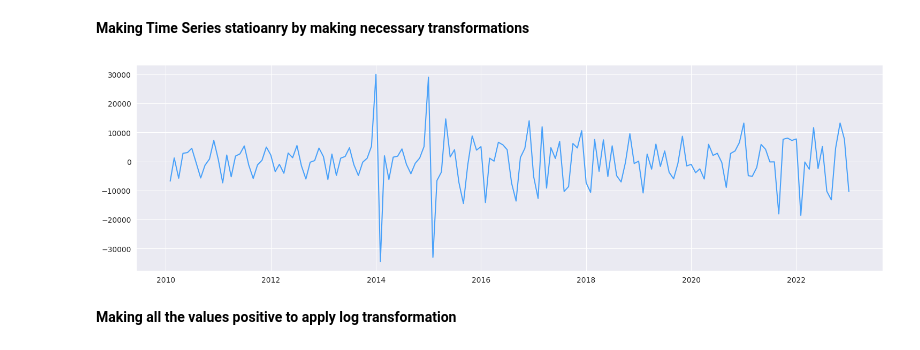
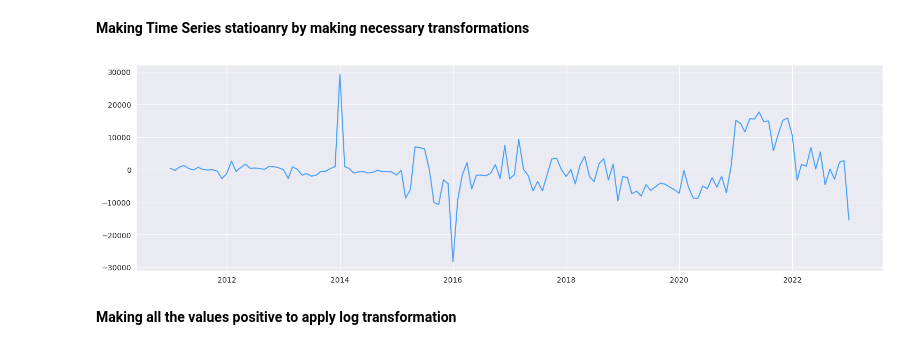
Before and after one commit to suryapraneeth18/Energy-Consumption-Time-Series-Forecasting, a Jupyter notebook: Eloss_ARMA.ipynb, the cells around one changed output. Saved outputs shown, nothing was run; the diff lists cells and outputs as text; code cells hidden in the pictures.

```diff
--- a/Eloss_ARMA.ipynb
+++ b/Eloss_ARMA.ipynb
@@ -215,12 +220,12 @@ dtype: float64
 # %% [markdown]
 **Making Time Series statioanry by making necessary transformations**
 # %%
-eloss['difference'] = eloss['Value'].diff(1)
+eloss['seasonal_difference'] = eloss['Value'].diff(12)
 # %%
 fig, ax = plt.subplots(figsize=(18,5))
-ax.plot(eloss.difference, c='#48A1FA')
+ax.plot(eloss.seasonal_difference, c='#48A1FA')
 plt.show()
 # %% [output]
-[figure, old version]
+[figure, new version]
 # %% [markdown]
 **Making all the values positive to apply log transformation**
```
Also changed, not shown: parts of 31 cells of this notebook.
